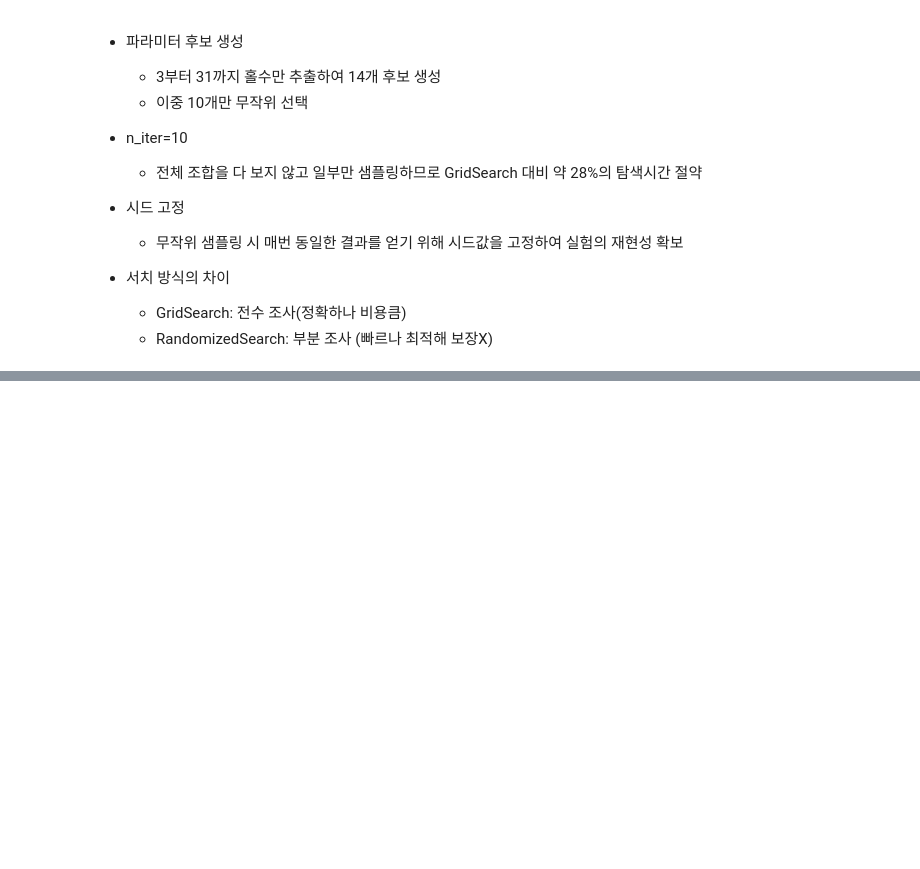
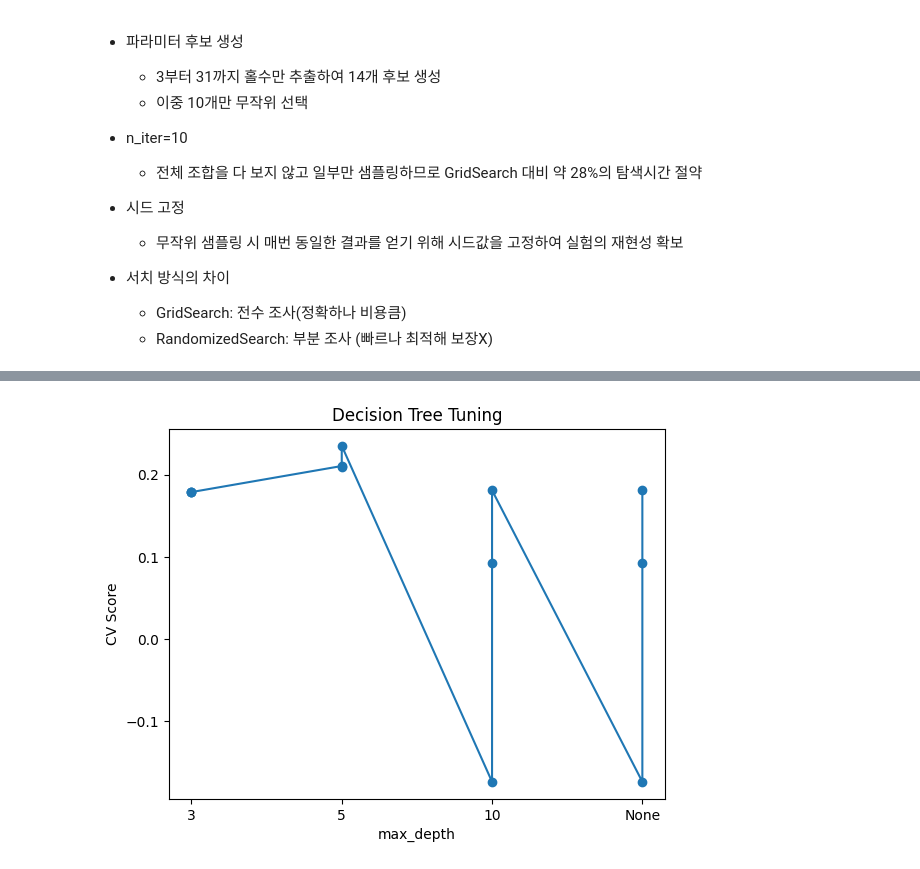
Before and after one commit to hyscodebase/Big-data-application-practice1, a Jupyter notebook: Week09/Week09[Alex].ipynb, the cells around one changed output, grey strips where cells are left out. Drawn from its saved outputs; the diff is of its cells as text; code cells hidden in the pictures; blank space fills up the shorter version.

```diff
--- a/Week09/Week09[Alex].ipynb
+++ b/Week09/Week09[Alex].ipynb
@@ -283,0 +359,12 @@ param_knn = {
+# %%
+# DT 성능 시각화 -> PPT대로 하면 max_depth 값에 None이 포함되어 문자열로 제데로 인식하지 못하는 오류 발생 -> 리스트 형태로 명시적 변환 필요
+x_values = [str(x) for x in dt_results["param_model__max_depth"]]
+plt.plot(x_values,
+         dt_results["mean_test_score"], marker='o')
+
+plt.xlabel("max_depth")
+plt.ylabel("CV Score")
+plt.title("Decision Tree Tuning")
+plt.show()
+# %% [output]
+[figure, added]
```
Also changed, not shown: parts of 16 cells of this notebook.
